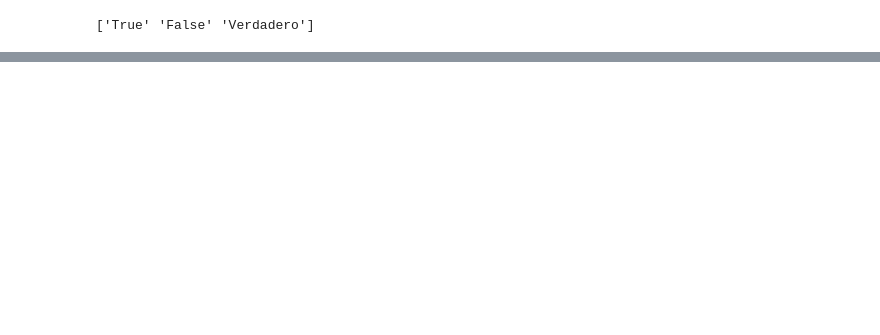
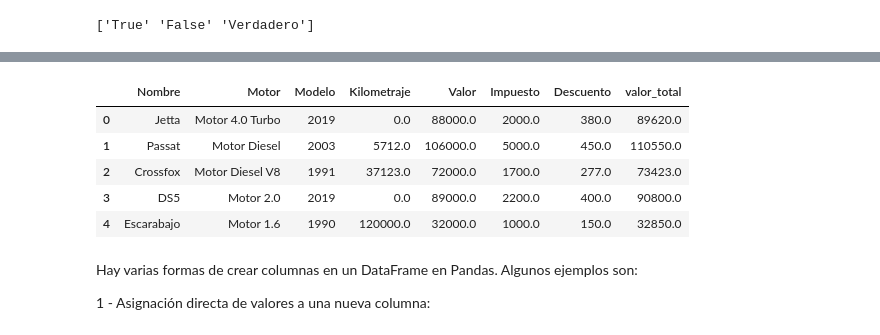
Before and after one commit to Monica-Restrepo/clases-programacion, a Jupyter notebook: Alumnos.ipynb, the cells around one changed output, grey strips where cells are left out. Drawn from its saved outputs; the diff is of its cells as text; code cells hidden in the pictures; blank space fills up the shorter version.

```diff
--- a/Alumnos.ipynb
+++ b/Alumnos.ipynb
@@ -185,3 +198,17 @@ alumnos_aprobados = alumnos_aprobados.replace(7.0, 8.0)
 alumnos_aprobados.to_csv('/content/drive/MyDrive/Colab Notebooks/Alumnos.ipynb.alumnos_aprobados.csv', index=False)
 # %%
 df.to_csv('/content/drive/MyDrive/Colab Notebooks/Alumnos.ipynb.alumnos.csv', index=False)
+# %%
+import pandas as pd
+
+datos = {
+    'Nombre': ['Jetta', 'Passat', 'Crossfox', 'DS5', 'Escarabajo'],
+    'Motor': ['Motor 4.0 Turbo', 'Motor Diesel', 'Motor Diesel V8', 'Motor 2.0', 'Motor 1.6'],
+    'Modelo': [2019, 2003, 1991, 2019, 1990],
+    'Kilometraje': [0.0, 5712.0, 37123.0, 0.0, 120000.0],
+    'Valor': [88000.0, 106000.0, 72000.0, 89000.0, 32000.0],
+    'Impuesto': [2000.0, 5000.0, 1700.0, 2200.0, 1000.0],
+    'Descuento': [380.0, 450.0, 277.0, 400.0, 150.0]
+}
+
+df = pd.DataFrame(datos)
@@ -187,0 +226,3 @@ df.to_csv('/content/drive/MyDrive/Colab Notebooks/Alumnos.ipynb.alumnos.csv', in
+# %%
+df['valor_total'] = df['Valor'] + df['Impuesto'] - df['Descuento']
+df['valor_total']
@@ -187,0 +237,13 @@ df.to_csv('/content/drive/MyDrive/Colab Notebooks/Alumnos.ipynb.alumnos.csv', in
+# %%
+df
+# %% [output]
+|  | Nombre | Motor | Modelo | Kilometraje | Valor | Impuesto | Descuento | valor_total |
+| 0 | Jetta | Motor 4.0 Turbo | 2019 | 0.0 | 88000.0 | 2000.0 | 380.0 | 89620.0 |
+| 1 | Passat | Motor Diesel | 2003 | 5712.0 | 106000.0 | 5000.0 | 450.0 | 110550.0 |
+| 2 | Crossfox | Motor Diesel V8 | 1991 | 37123.0 | 72000.0 | 1700.0 | 277.0 | 73423.0 |
+| 3 | DS5 | Motor 2.0 | 2019 | 0.0 | 89000.0 | 2200.0 | 400.0 | 90800.0 |
+| 4 | Escarabajo | Motor 1.6 | 1990 | 120000.0 | 32000.0 | 1000.0 | 150.0 | 32850.0 |
+# %% [markdown]
+Hay varias formas de crear columnas en un DataFrame en Pandas. Algunos ejemplos son:
+
+1 - Asignación directa de valores a una nueva columna:
```
Also changed, not shown: parts of 27 cells of this notebook.
